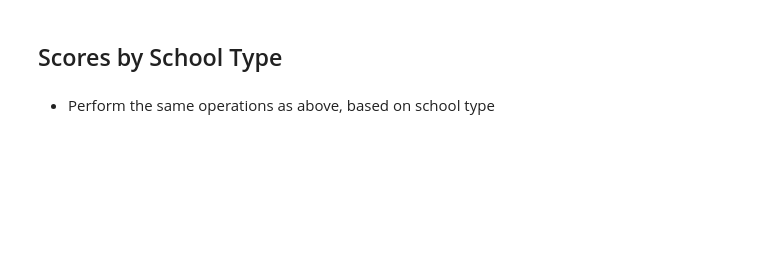
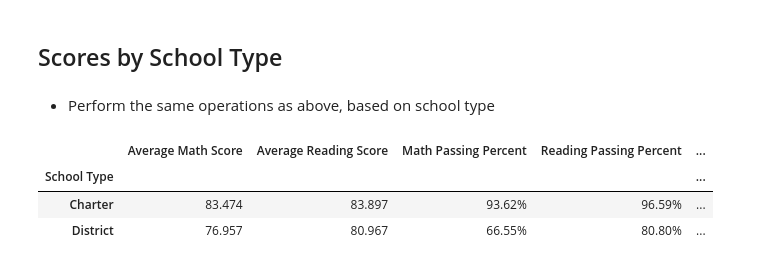
Before and after one commit to Mattg0392/pandas_challenge, a Jupyter notebook: PyCitySchools.ipynb, the cells around one changed output. Saved outputs shown, nothing was run; the diff lists cells and outputs as text; code cells hidden in the pictures; blank space fills up the shorter version.

```diff
--- a/PyCitySchools.ipynb
+++ b/PyCitySchools.ipynb
@@ -312,3 +393,27 @@ readingGradeAvg.style.hide_index()
 ## Scores by School Type
 # %% [markdown]
 * Perform the same operations as above, based on school type
+# %%
+#same as above
+scoresByTypeDF = pd.DataFrame(schoolGroupDF)
+
+scoresByTypeGroupDF = scoresByTypeDF.groupby("School Type")
+scoresByTypeGroupDF.mean()
+
+scoresByTypeGroupDF = pd.DataFrame(scoresByTypeGroupDF.mean())
+
+scoresByTypeDisplayDF = scoresByTypeGroupDF.loc[:, ["Average Math Score", "Average Reading Score", "Math Passing Percent",
+                                                 "Reading Passing Percent", "Overall Passing Percent"]]
+
+scoresByTypeDisplayDF["Average Math Score"] = scoresByTypeDisplayDF["Average Math Score"].map("{:,.3f}".format)
+scoresByTypeDisplayDF["Average Reading Score"] = scoresByTypeDisplayDF["Average Reading Score"].map("{:,.3f}".format)
+scoresByTypeDisplayDF["Math Passing Percent"] = scoresByTypeDisplayDF["Math Passing Percent"].map("{:,.2f}%".format)
+scoresByTypeDisplayDF["Reading Passing Percent"] = scoresByTypeDisplayDF["Reading Passing Percent"].map("{:,.2f}%".format)
+scoresByTypeDisplayDF["Overall Passing Percent"] = scoresByTypeDisplayDF["Overall Passing Percent"].map("{:,.2f}%".format)
+
+scoresByTypeDisplayDF
+# %% [output]
+|  | Average Math Score | Average Reading Score | Math Passing Percent | Reading Passing Percent | ... |
+| School Type |  |  |  |  | ... |
+| Charter | 83.474 | 83.897 | 93.62% | 96.59% | ... |
+| District | 76.957 | 80.967 | 66.55% | 80.80% | ... |
```
Also changed, not shown: parts of 5 cells of this notebook.
